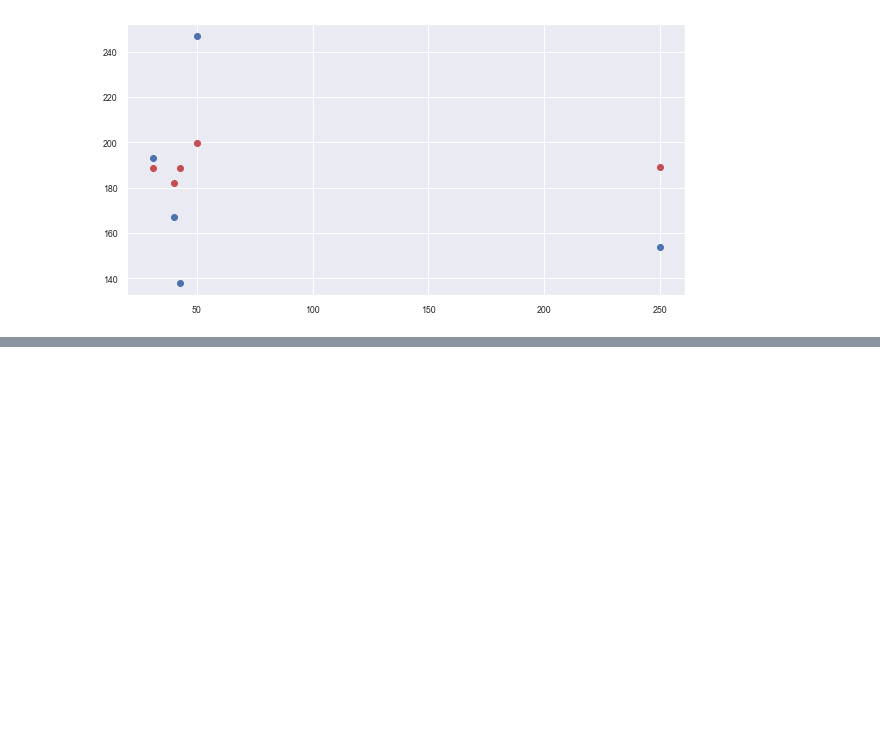
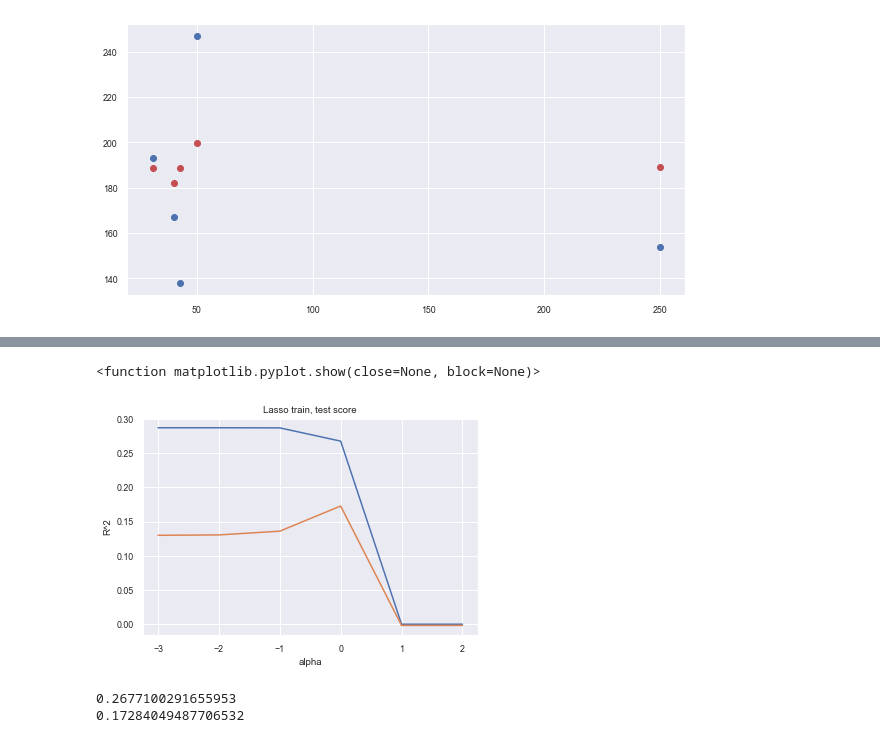
Before and after one commit to g202235406/202235406, a Jupyter notebook: class practice (3.24)-1.ipynb, the cells around one changed output, grey strips where cells are left out. Saved outputs shown, nothing was run; the diff lists cells and outputs as text; code cells hidden in the pictures; blank space fills up the shorter version.

```diff
--- a/class practice (3.24)-1.ipynb
+++ b/class practice (3.24)-1.ipynb
@@ -196,0 +285,19 @@ plt.show()
+# %%
+plt.figure(1)
+plt.title("Lasso train, test score")
+plt.plot(np.log10(alpha_L), lasso_trainS)
+plt.plot(np.log10(alpha_L), lasso_testS)
+plt.xlabel('alpha')
+plt.ylabel('R^2')
+plt.show
+# %% [output]
+<function matplotlib.pyplot.show(close=None, block=None)>
+[figure, added]
+# %%
+lasso = Lasso(alpha=1, max_iter=10000)
+lasso.fit(X_train, y_train)
+print(lasso.score(X_train, y_train))
+print(lasso.score(X_test, y_test))
+# %% [output]
+0.2677100291655953
+0.17284049487706532
```
Also changed, not shown: parts of 10 cells of this notebook.
